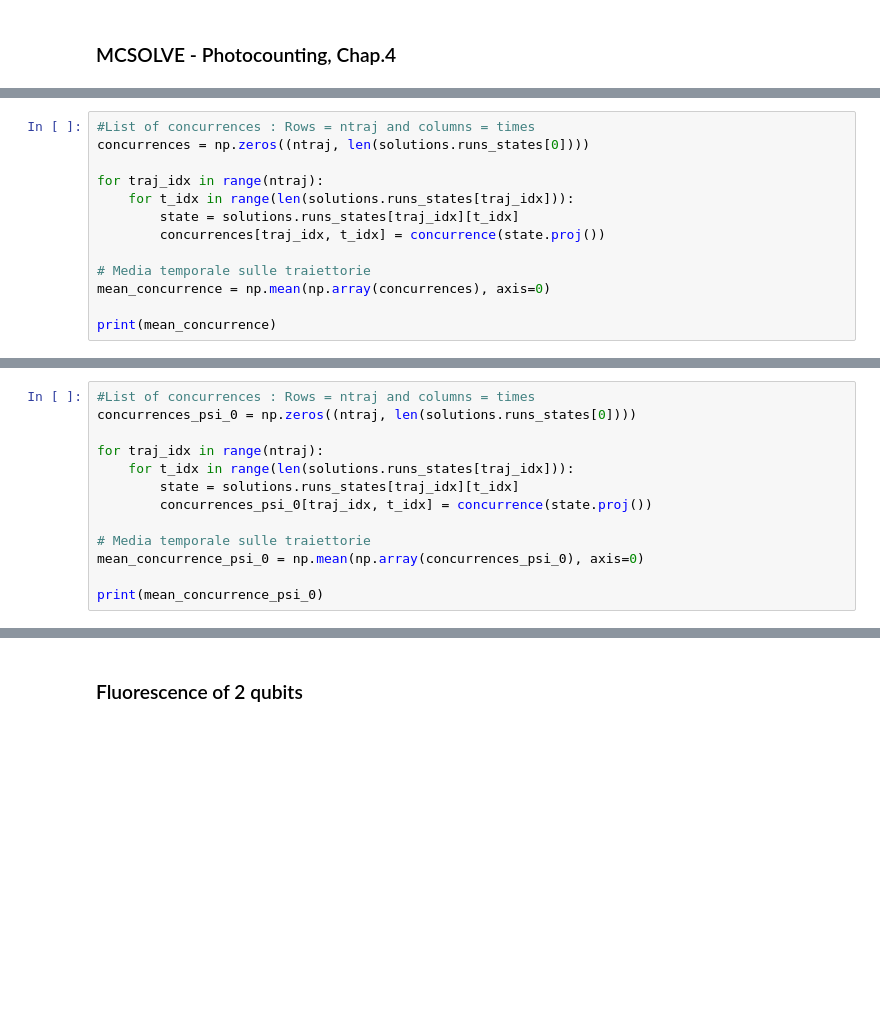
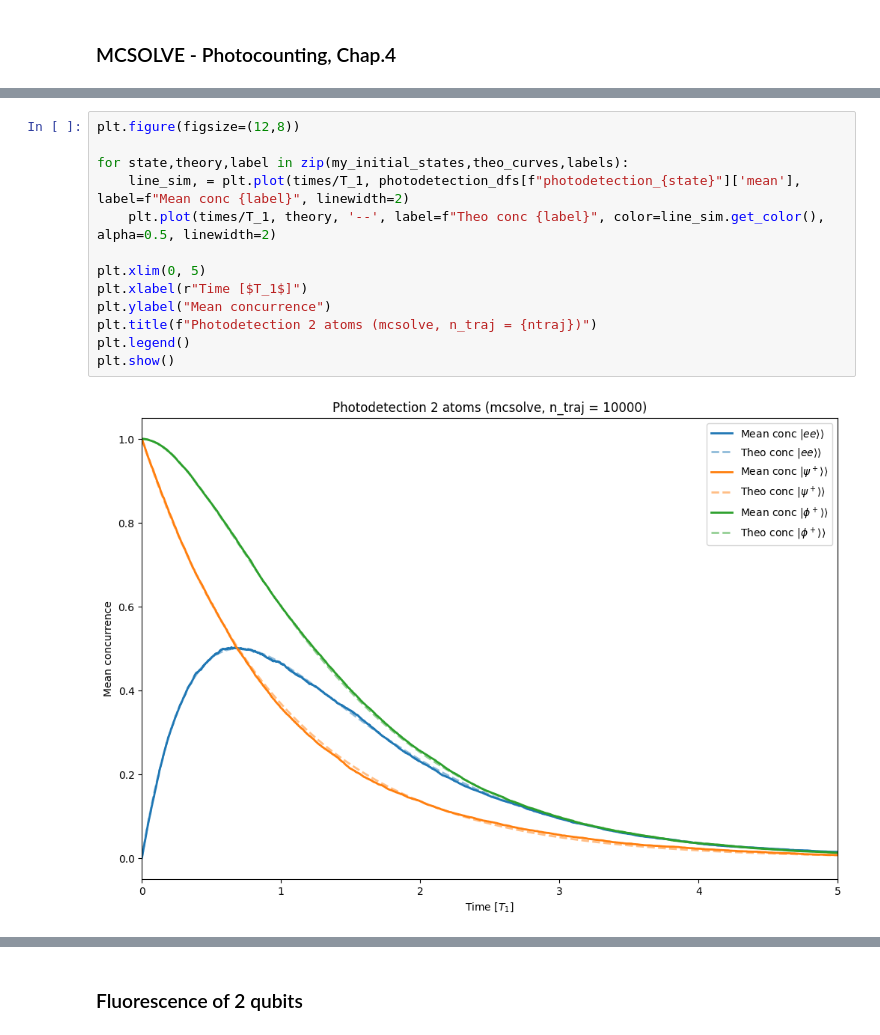
Before and after one commit to ErCampa99/Stochastic_Master_Thesis, a Jupyter notebook: Codes/Photodetection.ipynb, the cells around one changed output, grey strips where cells are left out. Drawn from its saved outputs; the diff is of its cells as text; blank space fills up the shorter version.

```diff
--- a/Codes/Photodetection.ipynb
+++ b/Codes/Photodetection.ipynb
@@ -90,13 +25,0 @@ Quantum object: dims=[[2, 2], [1]], shape=(4, 1), type='ket', dtype=Dense$$\left
-# %%
-#List of concurrences : Rows = ntraj and columns = times
-concurrences = np.zeros((ntraj, len(solutions.runs_states[0])))
-
-for traj_idx in range(ntraj):
-    for t_idx in range(len(solutions.runs_states[traj_idx])):
-        state = solutions.runs_states[traj_idx][t_idx]
-        concurrences[traj_idx, t_idx] = concurrence(state.proj())
-
-# Media temporale sulle traiettorie
-mean_concurrence = np.mean(np.array(concurrences), axis=0)
-
-print(mean_concurrence)
@@ -105,13 +25,0 @@ print(mean_concurrence)
-# %%
-#List of concurrences : Rows = ntraj and columns = times
-concurrences_psi_0 = np.zeros((ntraj, len(solutions.runs_states[0])))
-
-for traj_idx in range(ntraj):
-    for t_idx in range(len(solutions.runs_states[traj_idx])):
-        state = solutions.runs_states[traj_idx][t_idx]
-        concurrences_psi_0[traj_idx, t_idx] = concurrence(state.proj())
-
-# Media temporale sulle traiettorie
-mean_concurrence_psi_0 = np.mean(np.array(concurrences_psi_0), axis=0)
-
-print(mean_concurrence_psi_0)
@@ -131,0 +105,15 @@ possibility of which corresponds to a given detector outcom
+# %%
+plt.figure(figsize=(12,8))
+
+for state,theory,label in zip(my_initial_states,theo_curves,labels):
+    line_sim, = plt.plot(times/T_1, photodetection_dfs[f"photodetection_{state}"]['mean'], label=f"Mean conc {label}", linewidth=2)
+    plt.plot(times/T_1, theory, '--', label=f"Theo conc {label}", color=line_sim.get_color(), alpha=0.5, linewidth=2)
+
+plt.xlim(0, 5)
+plt.xlabel(r"Time [$T_1$]")
+plt.ylabel("Mean concurrence")
+plt.title(f"Photodetection 2 atoms (mcsolve, n_traj = {ntraj})")
+plt.legend()
+plt.show()
+# %% [output]
+[figure, added]
```
Also changed, not shown: parts of 25 cells of this notebook, 6 other files.
